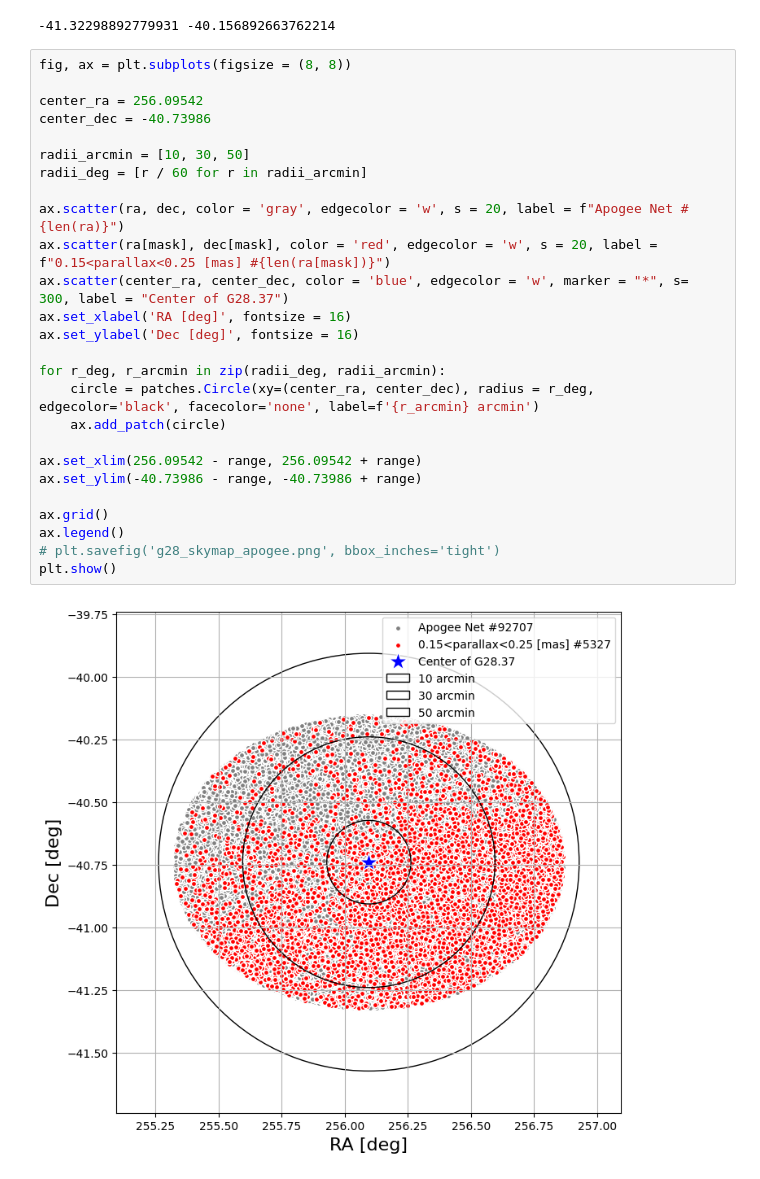
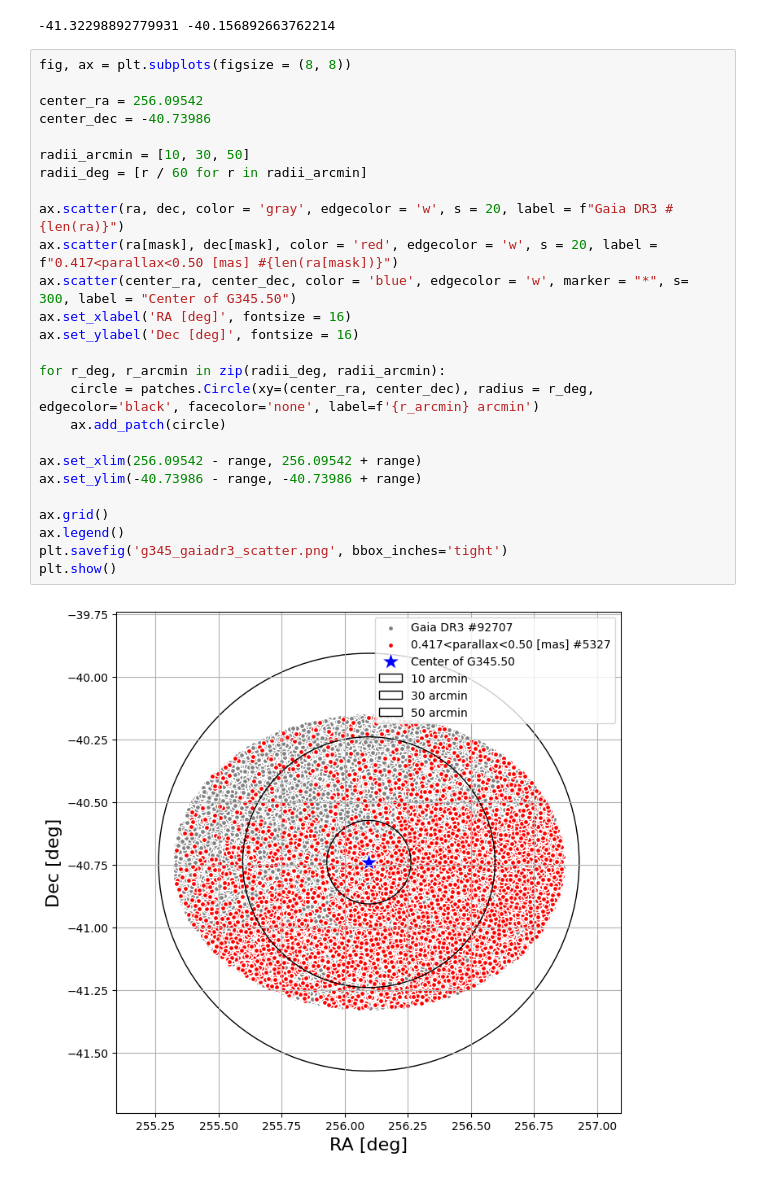
Before and after one commit to sxy6fs/G345.50-Star-Formation, a Jupyter notebook: scatterplot_G345.ipynb, the cells around one changed output. Cells and saved outputs as stored; diff of their text form.

```diff
--- a/scatterplot_G345.ipynb
+++ b/scatterplot_G345.ipynb
@@ -48,28 +48,28 @@ print(dec.min(), dec.max())
 # %%
 fig, ax = plt.subplots(figsize = (8, 8))
 
 center_ra = 256.09542
 center_dec = -40.73986
 
 radii_arcmin = [10, 30, 50]
 radii_deg = [r / 60 for r in radii_arcmin]
 
-ax.scatter(ra, dec, color = 'gray', edgecolor = 'w', s = 20, label = f"Apogee Net #{len(ra)}")
-ax.scatter(ra[mask], dec[mask], color = 'red', edgecolor = 'w', s = 20, label = f"0.15<parallax<0.25 [mas] #{len(ra[mask])}")
-ax.scatter(center_ra, center_dec, color = 'blue', edgecolor = 'w', marker = "*", s= 300, label = "Center of G28.37")
+ax.scatter(ra, dec, color = 'gray', edgecolor = 'w', s = 20, label = f"Gaia DR3 #{len(ra)}")
+ax.scatter(ra[mask], dec[mask], color = 'red', edgecolor = 'w', s = 20, label = f"0.417<parallax<0.50 [mas] #{len(ra[mask])}")
+ax.scatter(center_ra, center_dec, color = 'blue', edgecolor = 'w', marker = "*", s= 300, label = "Center of G345.50")
 ax.set_xlabel('RA [deg]', fontsize = 16)
 ax.set_ylabel('Dec [deg]', fontsize = 16)
 
 for r_deg, r_arcmin in zip(radii_deg, radii_arcmin):
     circle = patches.Circle(xy=(center_ra, center_dec), radius = r_deg, edgecolor='black', facecolor='none', label=f'{r_arcmin} arcmin')
     ax.add_patch(circle)
 
 ax.set_xlim(256.09542 - range, 256.09542 + range)
 ax.set_ylim(-40.73986 - range, -40.73986 + range)
 
 ax.grid()
 ax.legend()
-# plt.savefig('g28_skymap_apogee.png', bbox_inches='tight')
+plt.savefig('g345_gaiadr3_scatter.png', bbox_inches='tight')
 plt.show()
 # %% [output]
-[figure, old version]
+[figure, new version]
```
Also changed, not shown: 1 other file.
